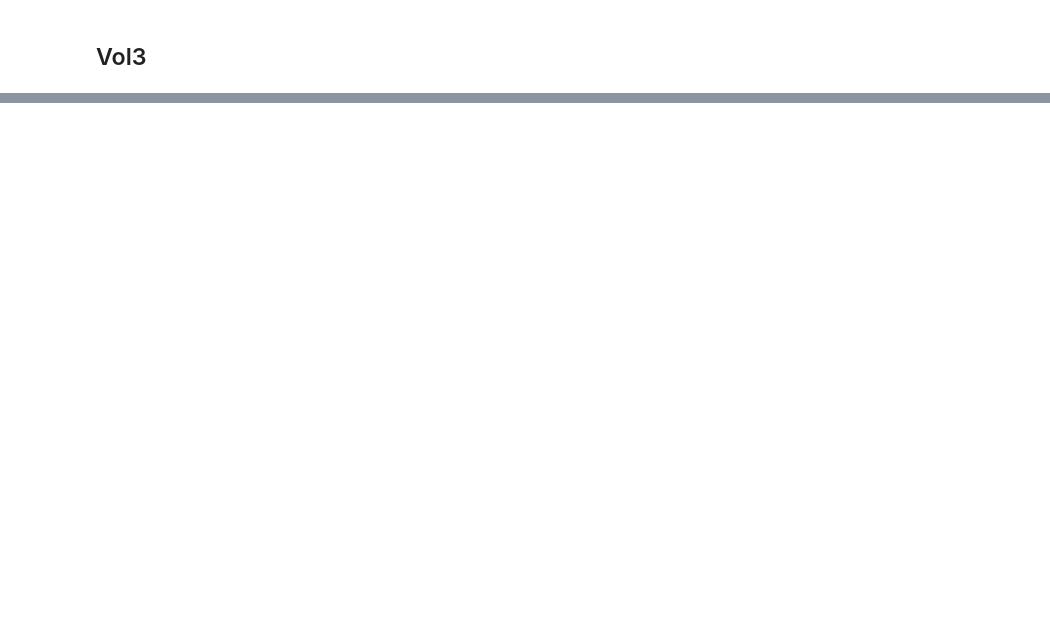
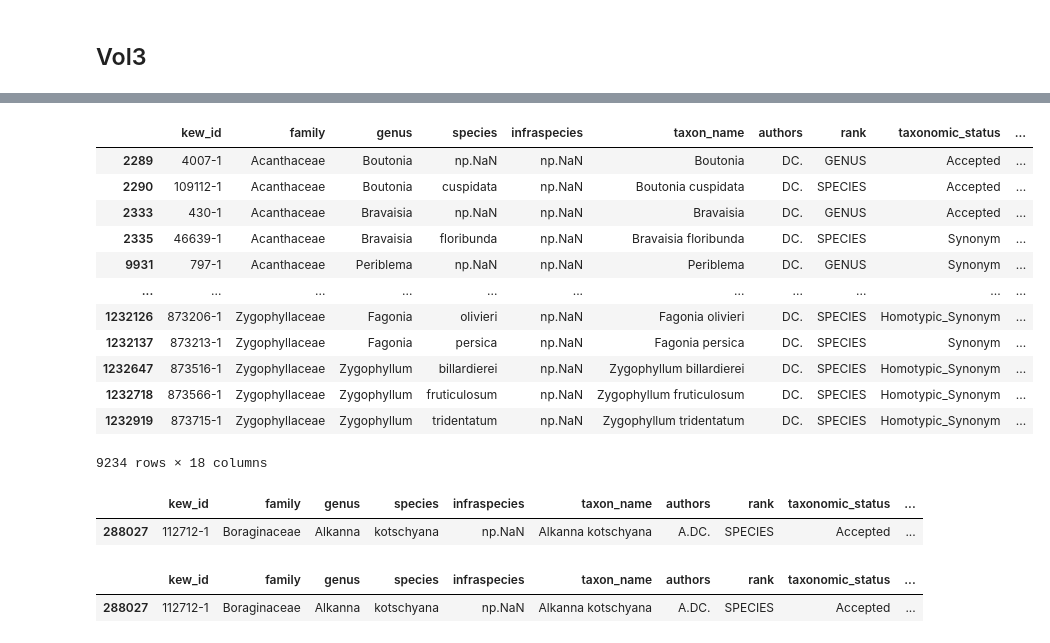
Before and after one commit to msedaghatpour/ExtractFlora, a Jupyter notebook: fuzzy_matching/index_wcvp_exact_matching.ipynb, the cells around one changed output, grey strips where cells are left out. Saved outputs shown, nothing was run; the diff lists cells and outputs as text; code cells hidden in the pictures; blank space fills up the shorter version.

```diff
--- a/fuzzy_matching/index_wcvp_exact_matching.ipynb
+++ b/fuzzy_matching/index_wcvp_exact_matching.ipynb
@@ -258,3 +303,33 @@ vol3_wcvp_df_simplified.to_csv(output3)
+# %%
+wcvp_df[wcvp_df['authors'] == 'DC.']
+# %% [output]
+|  | kew_id | family | genus | species | infraspecies | taxon_name | authors | rank | taxonomic_status | ... |
+| 2289 | 4007-1 | Acanthaceae | Boutonia | np.NaN | np.NaN | Boutonia | DC. | GENUS | Accepted | ... |
+| 2290 | 109112-1 | Acanthaceae | Boutonia | cuspidata | np.NaN | Boutonia cuspidata | DC. | SPECIES | Accepted | ... |
+| 2333 | 430-1 | Acanthaceae | Bravaisia | np.NaN | np.NaN | Bravaisia | DC. | GENUS | Accepted | ... |
+| 2335 | 46639-1 | Acanthaceae | Bravaisia | floribunda | np.NaN | Bravaisia floribunda | DC. | SPECIES | Synonym | ... |
+| 9931 | 797-1 | Acanthaceae | Periblema | np.NaN | np.NaN | Periblema | DC. | GENUS | Synonym | ... |
+| ... | ... | ... | ... | ... | ... | ... | ... | ... | ... | ... |
+| 1232126 | 873206-1 | Zygophyllaceae | Fagonia | olivieri | np.NaN | Fagonia olivieri | DC. | SPECIES | Homotypic_Synonym | ... |
+| 1232137 | 873213-1 | Zygophyllaceae | Fagonia | persica | np.NaN | Fagonia persica | DC. | SPECIES | Synonym | ... |
+| 1232647 | 873516-1 | Zygophyllaceae | Zygophyllum | billardierei | np.NaN | Zygophyllum billardierei | DC. | SPECIES | Homotypic_Synonym | ... |
+| 1232718 | 873566-1 | Zygophyllaceae | Zygophyllum | fruticulosum | np.NaN | Zygophyllum fruticulosum | DC. | SPECIES | Homotypic_Synonym | ... |
+| 1232919 | 873715-1 | Zygophyllaceae | Zygophyllum | tridentatum | np.NaN | Zygophyllum tridentatum | DC. | SPECIES | Homotypic_Synonym | ... |
+9234 rows × 18 columns
+# %%
+genus = "Alkanna"
+species = "kotschyana"
+wcvp_df[(wcvp_df['genus'] == genus) & (wcvp_df['species'] == species)]
+# %% [output]
+|  | kew_id | family | genus | species | infraspecies | taxon_name | authors | rank | taxonomic_status | ... |
+| 288027 | 112712-1 | Boraginaceae | Alkanna | kotschyana | np.NaN | Alkanna kotschyana | A.DC. | SPECIES | Accepted | ... |
+# %%
+genus = "Alkanna"
+species = "kotschyana"
+wcvp_df[(wcvp_df['genus'] == genus) & (wcvp_df['species'] == species)]
+# %% [output]
+|  | kew_id | family | genus | species | infraspecies | taxon_name | authors | rank | taxonomic_status | ... |
+| 288027 | 112712-1 | Boraginaceae | Alkanna | kotschyana | np.NaN | Alkanna kotschyana | A.DC. | SPECIES | Accepted | ... |
 # %%
 #percentage picked up with exact matching
 vol3_wcvp_df_simplified.shape[0]/vol3_df.shape[0]
```
Also changed, not shown: parts of 42 cells of this notebook, 23 other files.
